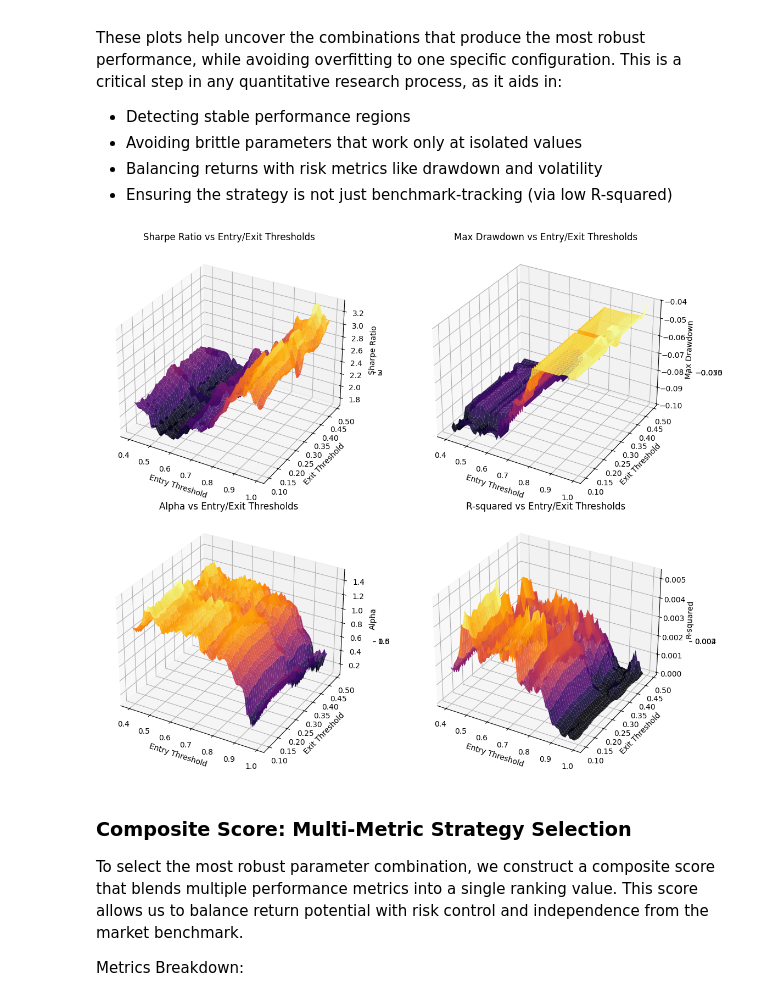
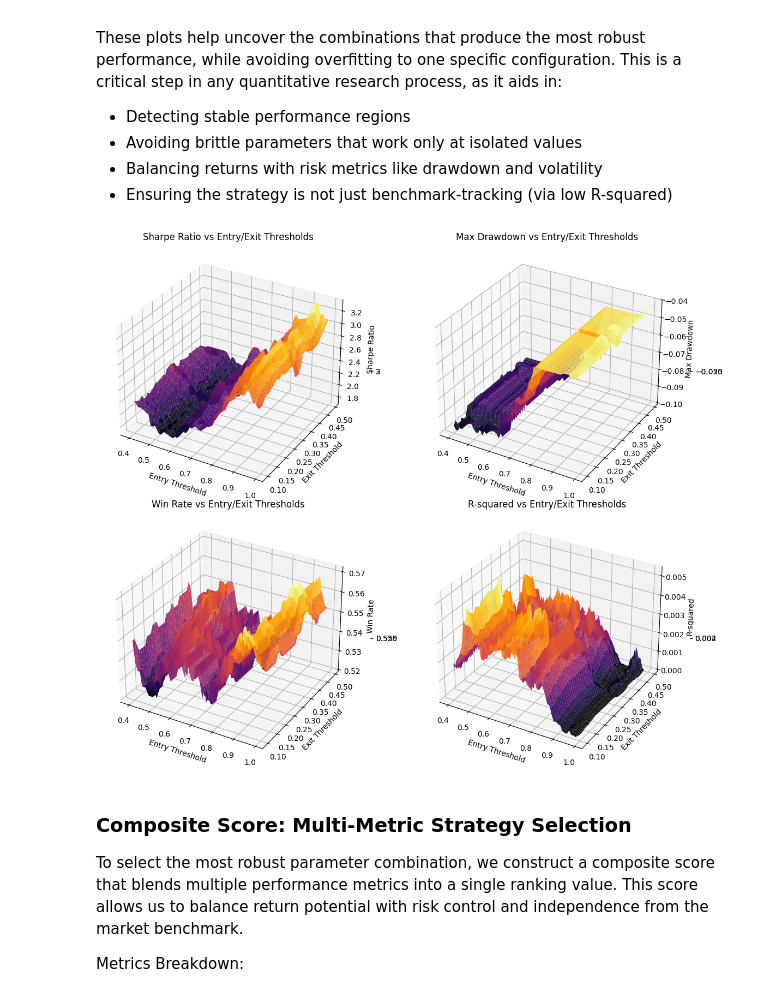
Before and after one commit to mohiteprathamesh1996/stat-arb-crypto, a Jupyter notebook: research/Pairs Trading Using Cointegration.ipynb, the cells around one changed output. Saved outputs shown, nothing was run; the diff lists cells and outputs as text; code cells hidden in the pictures.

```diff
--- a/research/Pairs Trading Using Cointegration.ipynb
+++ b/research/Pairs Trading Using Cointegration.ipynb
@@ -313,7 +313,7 @@ This is **crucial** to avoid **lookahead bias** and simulate **realistic trading
 performance_metrics = []
 results = []
 
-for ent_thresh in np.arange(0.4, 1.0, 0.01):
+for ent_thresh in tqdm(np.arange(0.4, 1.0, 0.01)):
     for exit_thresh in np.arange(0.1, 0.5, 0.01):
         all_positions = get_long_short_signals(
             prices=val_df,
@@ -361,13 +361,13 @@ These plots help uncover the combinations that produce the most robust performan
 # %%
 create_surface_plots(
     df=performance_metrics_grid,
-    values=["Sharpe Ratio", "Max Drawdown", "Alpha", "R-squared"],
+    values=["Sharpe Ratio", "Max Drawdown", "Win Rate", "R-squared"],
     cmap="inferno"
 )
 
 plt.show()
 # %% [output]
-[figure, old version]
+[figure, new version]
 # %% [markdown]
 ### Composite Score: Multi-Metric Strategy Selection
 
```
Also changed, not shown: parts of 2 cells of this notebook.
